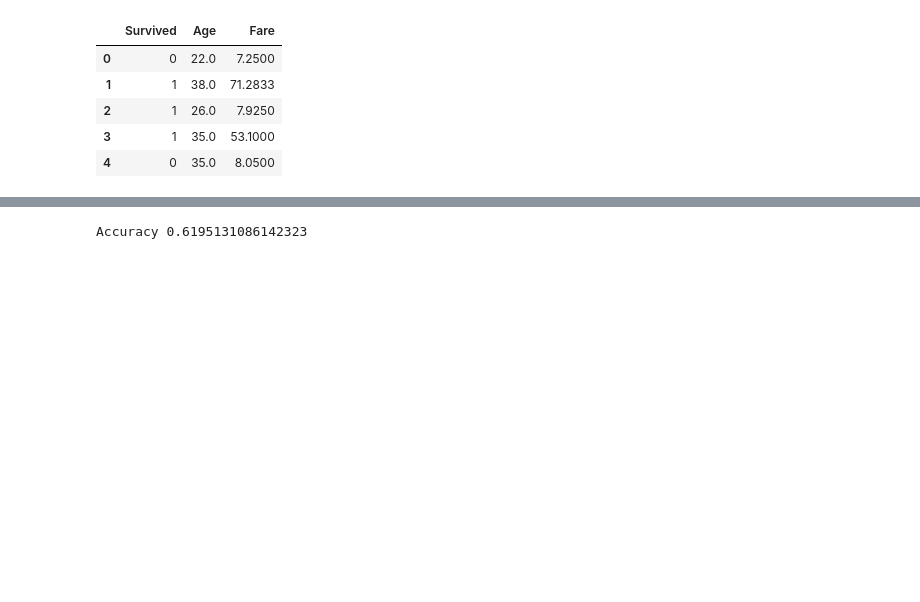
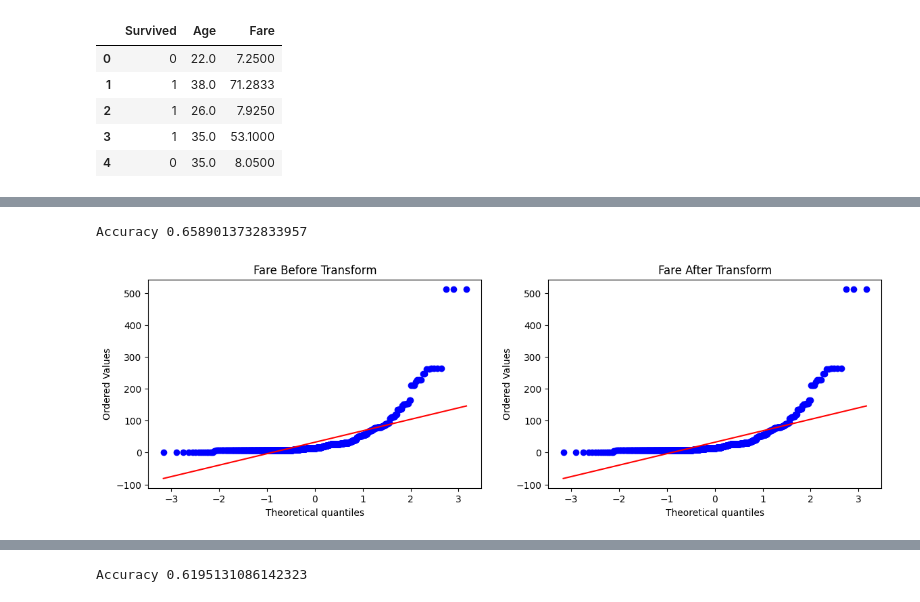
Before and after one commit to Harshkumar-2024/100-days-of-machine-learning, a Jupyter notebook: day30-function-transformer/day30.ipynb, the cells around one changed output, grey strips where cells are left out. Saved outputs shown, nothing was run; the diff lists cells and outputs as text; code cells hidden in the pictures; blank space fills up the shorter version.

```diff
--- a/day30-function-transformer/day30.ipynb
+++ b/day30-function-transformer/day30.ipynb
@@ -214,3 +215,8 @@ def apply_transform(transform):
     plt.title('Fare After Transform')
 
     plt.show()
+# %%
+apply_transform(lambda x:x)
+# %% [output]
+Accuracy 0.6589013732833957
+[figure, added]
```
Also changed, not shown: parts of 12 cells of this notebook.
